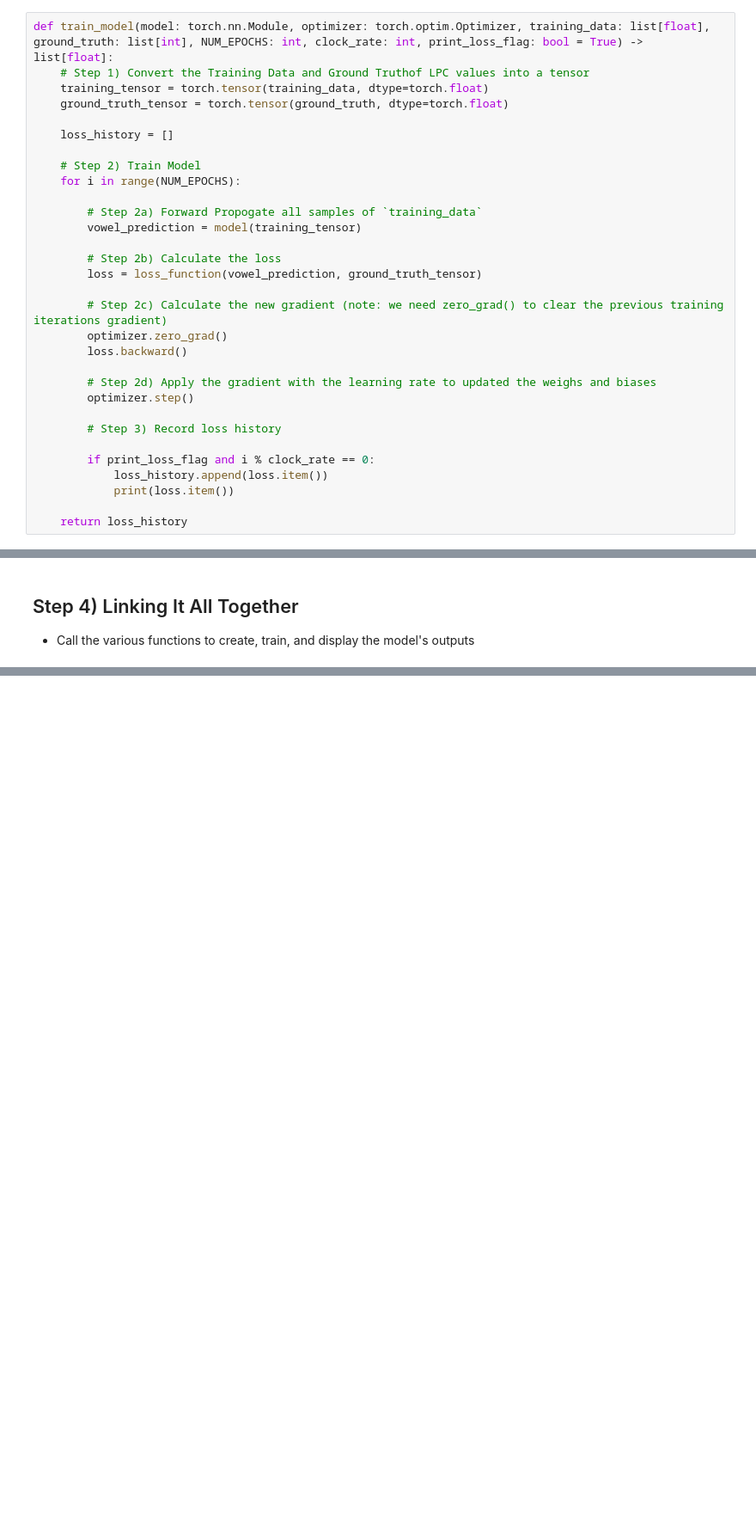
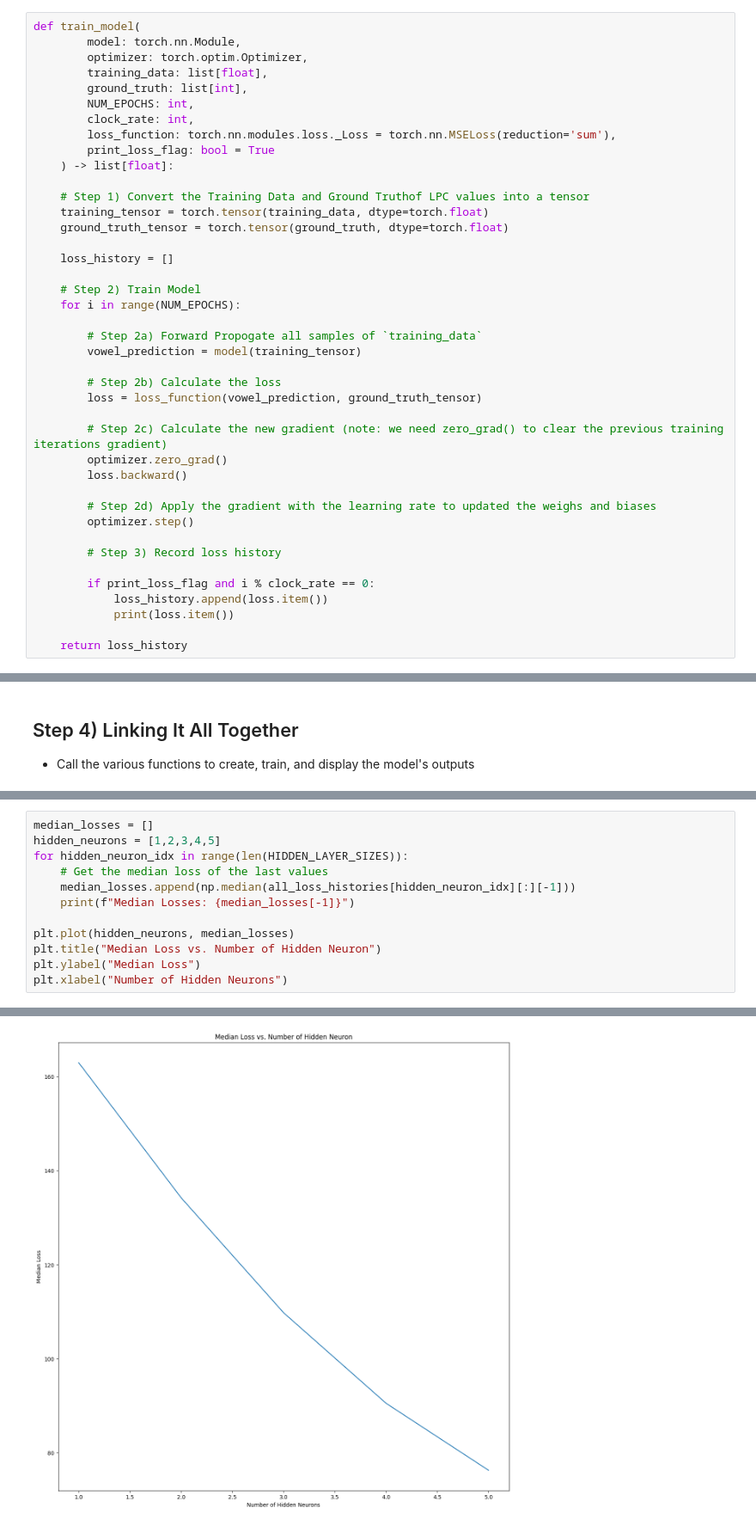
Before and after one commit to Ky-Ng/Vowel-Detection-NN, a Jupyter notebook: lpc_nn.ipynb, the cells around one changed output, grey strips where cells are left out. Shown at 86% size. Cells and saved outputs as stored; diff of their text form; blank space fills up the shorter version.

```diff
--- a/lpc_nn.ipynb
+++ b/lpc_nn.ipynb
@@ -124,5 +124,15 @@ loss_function = torch.nn.MSELoss(reduction='sum')
 # %%
-def train_model(model: torch.nn.Module, optimizer: torch.optim.Optimizer, training_data: list[float], ground_truth: list[int], NUM_EPOCHS: int, clock_rate: int, print_loss_flag: bool = True) -> list[float]:
+def train_model(
+        model: torch.nn.Module,
+        optimizer: torch.optim.Optimizer,
+        training_data: list[float],
+        ground_truth: list[int],
+        NUM_EPOCHS: int,
+        clock_rate: int,
+        loss_function: torch.nn.modules.loss._Loss = torch.nn.MSELoss(reduction='sum'),
+        print_loss_flag: bool = True
+    ) -> list[float]:
+
     # Step 1) Convert the Training Data and Ground Truthof LPC values into a tensor
     training_tensor = torch.tensor(training_data, dtype=torch.float)
     ground_truth_tensor = torch.tensor(ground_truth, dtype=torch.float)
@@ -271,0 +321,13 @@ plt.colorbar()
+# %%
+median_losses = []
+hidden_neurons = [1,2,3,4,5]
+for hidden_neuron_idx in range(len(HIDDEN_LAYER_SIZES)):
+    # Get the median loss of the last values
+    median_losses.append(np.median(all_loss_histories[hidden_neuron_idx][:][-1]))
+    print(f"Median Losses: {median_losses[-1]}")
+
+plt.plot(hidden_neurons, median_losses)
+plt.title("Median Loss vs. Number of Hidden Neuron")
+plt.ylabel("Median Loss")
+plt.xlabel("Number of Hidden Neurons")
+# %% [output]
@@ -271,0 +340 @@ plt.colorbar()
+[figure, added]
```
Also changed, not shown: parts of 15 cells of this notebook.
